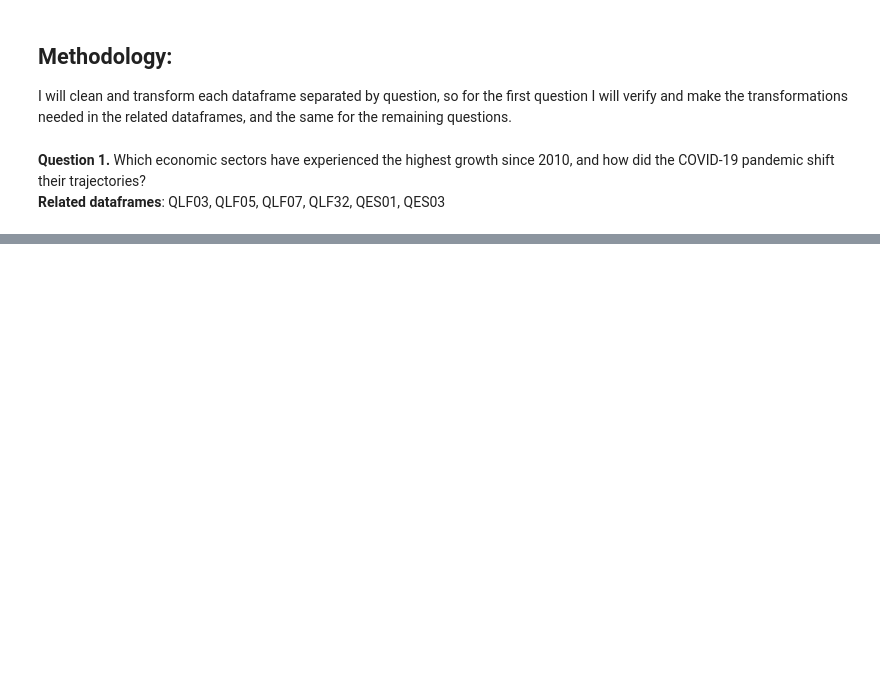
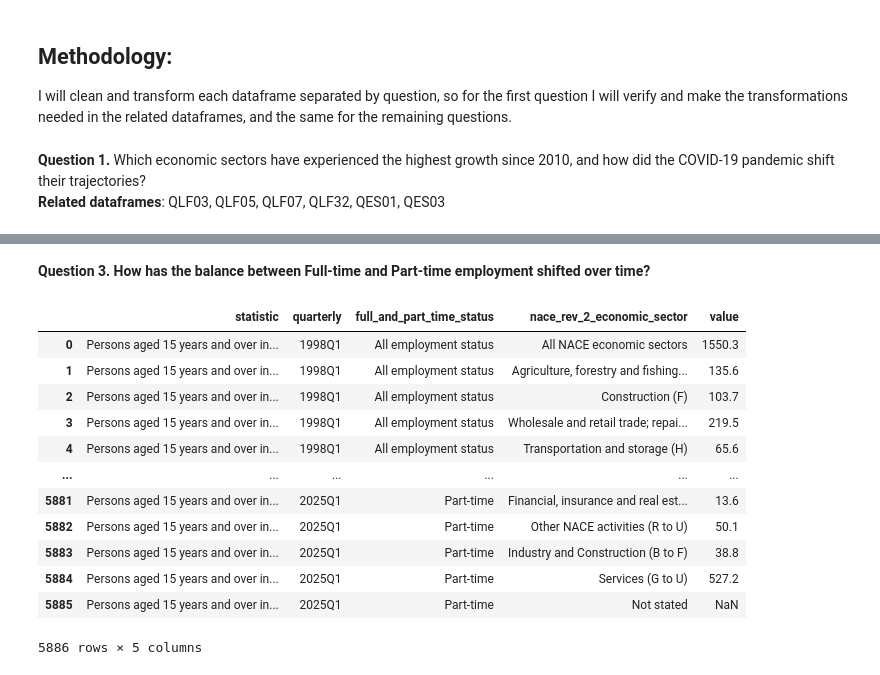
Before and after one commit to no1numa/ireland-workforce-analysis, a Jupyter notebook: notebooks/02_data_cleaning.ipynb, the cells around one changed output, grey strips where cells are left out. Drawn from its saved outputs; the diff is of its cells as text; code cells hidden in the pictures; blank space fills up the shorter version.

Commit message:
question 3 df cleaning

```diff
--- a/notebooks/02_data_cleaning.ipynb
+++ b/notebooks/02_data_cleaning.ipynb
@@ -278,0 +189,24 @@ df_qlf34
+# %% [markdown]
+**Question 3. How has the balance between Full-time and Part-time employment shifted over time?**
+# %%
+# I will use QES06 for answering this question
+
+df_q3 = pd.read_csv('../data/raw/QES06.csv')
+
+df_q3.columns = df_q3.columns.map(lambda x: x.lower().replace(' ', '_'))
+
+df_q3
+# %% [output]
+|  | statistic | quarterly | full_and_part_time_status | nace_rev_2_economic_sector | value |
+| 0 | Persons aged 15 years and over in... | 1998Q1 | All employment status | All NACE economic sectors | 1550.3 |
+| 1 | Persons aged 15 years and over in... | 1998Q1 | All employment status | Agriculture, forestry and fishing... | 135.6 |
+| 2 | Persons aged 15 years and over in... | 1998Q1 | All employment status | Construction (F) | 103.7 |
+| 3 | Persons aged 15 years and over in... | 1998Q1 | All employment status | Wholesale and retail trade; repai... | 219.5 |
+| 4 | Persons aged 15 years and over in... | 1998Q1 | All employment status | Transportation and storage (H) | 65.6 |
+| ... | ... | ... | ... | ... | ... |
+| 5881 | Persons aged 15 years and over in... | 2025Q1 | Part-time | Financial, insurance and real est... | 13.6 |
+| 5882 | Persons aged 15 years and over in... | 2025Q1 | Part-time | Other NACE activities (R to U) | 50.1 |
+| 5883 | Persons aged 15 years and over in... | 2025Q1 | Part-time | Industry and Construction (B to F) | 38.8 |
+| 5884 | Persons aged 15 years and over in... | 2025Q1 | Part-time | Services (G to U) | 527.2 |
+| 5885 | Persons aged 15 years and over in... | 2025Q1 | Part-time | Not stated | NaN |
+5886 rows × 5 columns
```
Also changed, not shown: parts of 10 cells of this notebook, 1 other file.
